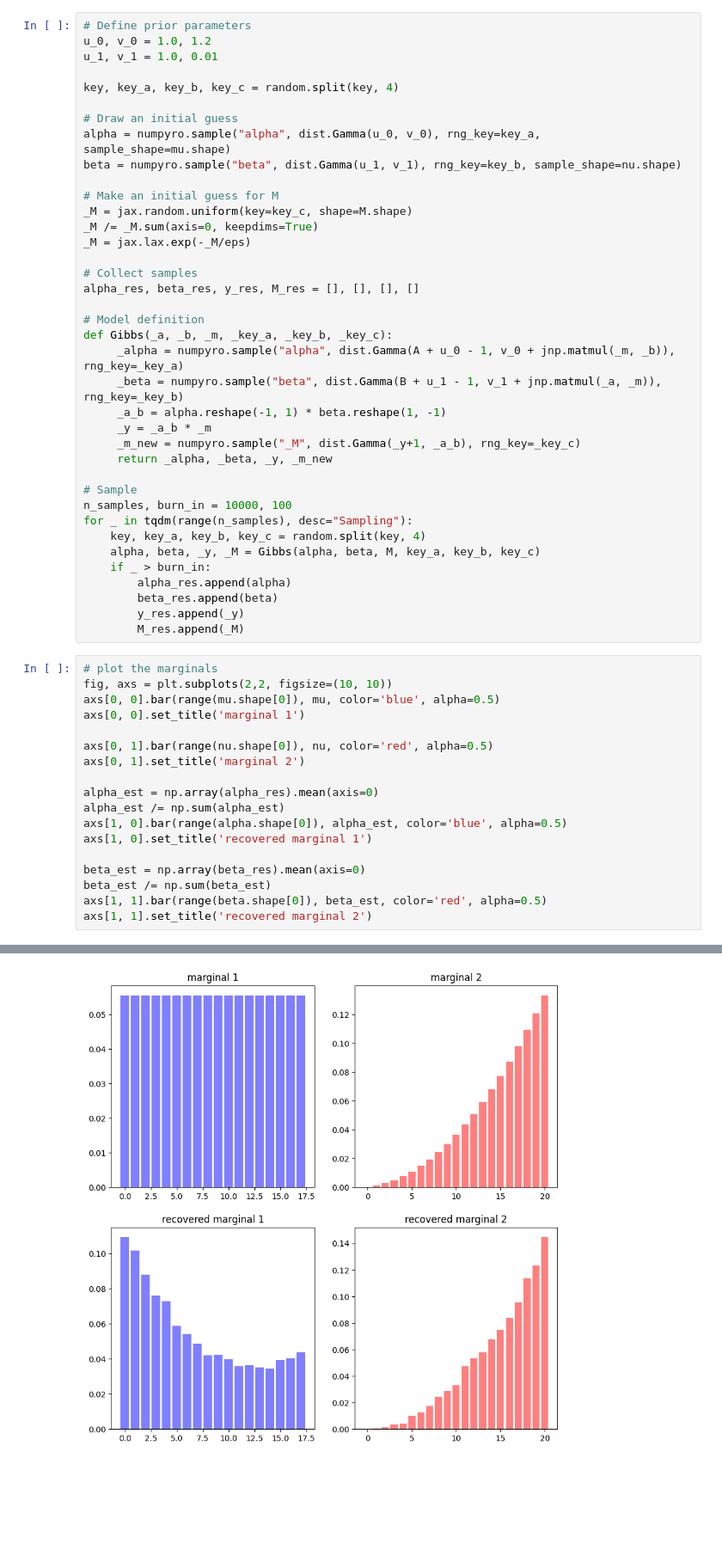
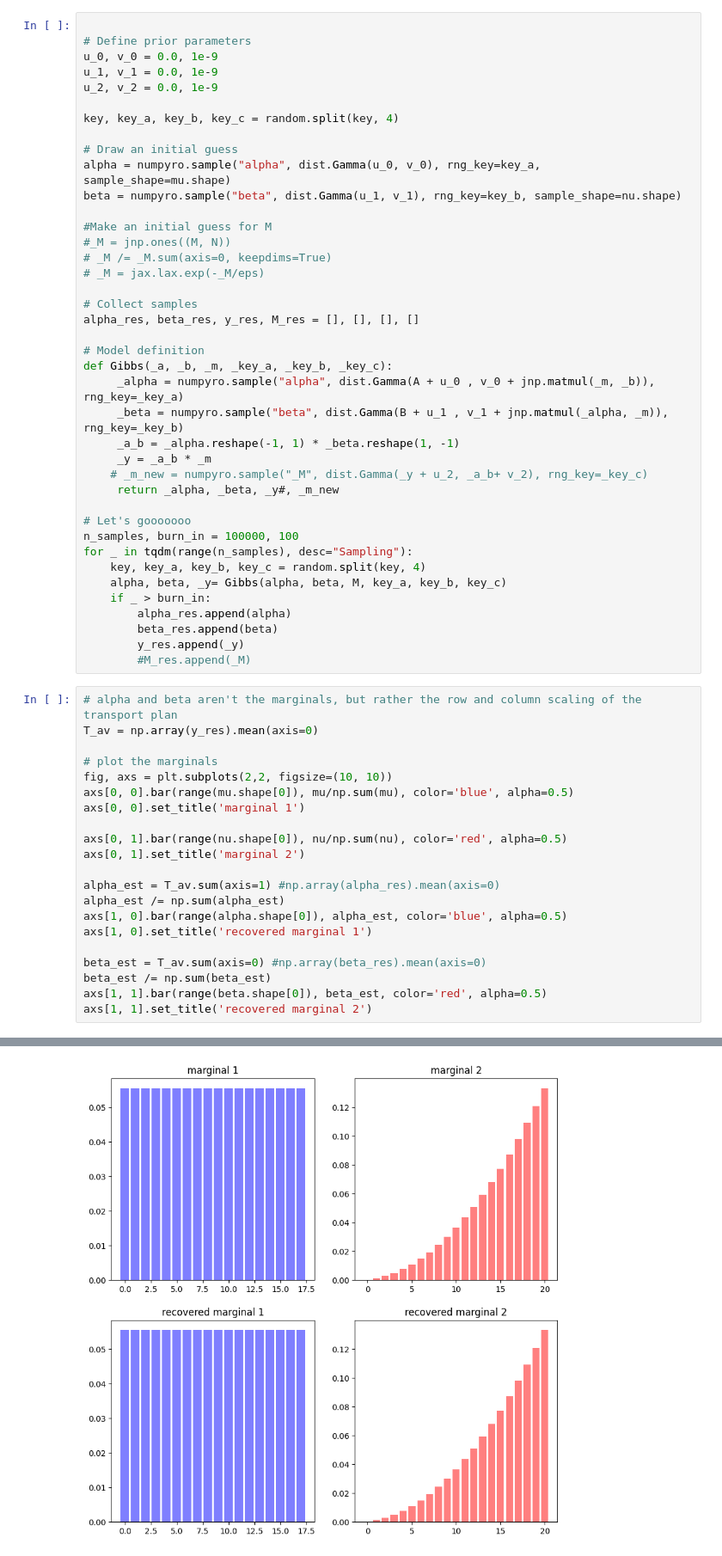
Before and after one commit to ThGaskin/inverse-optimal-transport, a Jupyter notebook: Gibbs.ipynb, the cells around one changed output, grey strips where cells are left out. Shown: that part at 86% size. Drawn from its saved outputs; the diff is of its cells as text; blank space fills up the shorter version.

```diff
--- a/Gibbs.ipynb
+++ b/Gibbs.ipynb
@@ -41,9 +48,11 @@ A, B = T.sum(axis=1), T.sum(axis=0)
 # exp(-C/epsilon)
 M = jax.lax.exp(-C/eps)
 # %%
+
 # Define prior parameters
-u_0, v_0 = 1.0, 1.2
-u_1, v_1 = 1.0, 0.01
+u_0, v_0 = 0.0, 1e-9
+u_1, v_1 = 0.0, 1e-9
+u_2, v_2 = 0.0, 1e-9
 
 key, key_a, key_b, key_c = random.split(key, 4)
 
@@ -51,52 +60,55 @@ key, key_a, key_b, key_c = random.split(key, 4)
 alpha = numpyro.sample("alpha", dist.Gamma(u_0, v_0), rng_key=key_a, sample_shape=mu.shape)
 beta = numpyro.sample("beta", dist.Gamma(u_1, v_1), rng_key=key_b, sample_shape=nu.shape)
 
-# Make an initial guess for M
-_M = jax.random.uniform(key=key_c, shape=M.shape)
-_M /= _M.sum(axis=0, keepdims=True)
-_M = jax.lax.exp(-_M/eps)
+#Make an initial guess for M
+#_M = jnp.ones((M, N))
+# _M /= _M.sum(axis=0, keepdims=True)
+# _M = jax.lax.exp(-_M/eps)
 
 # Collect samples
 alpha_res, beta_res, y_res, M_res = [], [], [], []
 
 # Model definition
 def Gibbs(_a, _b, _m, _key_a, _key_b, _key_c):
-     _alpha = numpyro.sample("alpha", dist.Gamma(A + u_0 - 1, v_0 + jnp.matmul(_m, _b)), rng_key=_key_a)
-     _beta = numpyro.sample("beta", dist.Gamma(B + u_1 - 1, v_1 + jnp.matmul(_a, _m)), rng_key=_key_b)
-     _a_b = alpha.reshape(-1, 1) * beta.reshape(1, -1)
+     _alpha = numpyro.sample("alpha", dist.Gamma(A + u_0 , v_0 + jnp.matmul(_m, _b)), rng_key=_key_a)
+     _beta = numpyro.sample("beta", dist.Gamma(B + u_1 , v_1 + jnp.matmul(_alpha, _m)), rng_key=_key_b)
+     _a_b = _alpha.reshape(-1, 1) * _beta.reshape(1, -1)
      _y = _a_b * _m
-     _m_new = numpyro.sample("_M", dist.Gamma(_y+1, _a_b), rng_key=_key_c)
-     return _alpha, _beta, _y, _m_new
+    # _m_new = numpyro.sample("_M", dist.Gamma(_y + u_2, _a_b+ v_2), rng_key=_key_c)
+     return _alpha, _beta, _y#, _m_new
 
-# Sample
-n_samples, burn_in = 10000, 100
+# Let's gooooooo
+n_samples, burn_in = 100000, 100
 for _ in tqdm(range(n_samples), desc="Sampling"):
     key, key_a, key_b, key_c = random.split(key, 4)
-    alpha, beta, _y, _M = Gibbs(alpha, beta, M, key_a, key_b, key_c)
+    alpha, beta, _y= Gibbs(alpha, beta, M, key_a, key_b, key_c)
     if _ > burn_in:
         alpha_res.append(alpha)
         beta_res.append(beta)
         y_res.append(_y)
-        M_res.append(_M)
+        #M_res.append(_M)
 # %%
+# alpha and beta aren't the marginals, but rather the row and column scaling of the transport plan
+T_av = np.array(y_res).mean(axis=0)
+
 # plot the marginals
 fig, axs = plt.subplots(2,2, figsize=(10, 10))
-axs[0, 0].bar(range(mu.shape[0]), mu, color='blue', alpha=0.5)
+axs[0, 0].bar(range(mu.shape[0]), mu/np.sum(mu), color='blue', alpha=0.5)
 axs[0, 0].set_title('marginal 1')
 
-axs[0, 1].bar(range(nu.shape[0]), nu, color='red', alpha=0.5)
+axs[0, 1].bar(range(nu.shape[0]), nu/np.sum(nu), color='red', alpha=0.5)
 axs[0, 1].set_title('marginal 2')
 
-alpha_est = np.array(alpha_res).mean(axis=0)
+alpha_est = T_av.sum(axis=1) #np.array(alpha_res).mean(axis=0)
 alpha_est /= np.sum(alpha_est)
 axs[1, 0].bar(range(alpha.shape[0]), alpha_est, color='blue', alpha=0.5)
 axs[1, 0].set_title('recovered marginal 1')
 
-beta_est = np.array(beta_res).mean(axis=0)
+beta_est = T_av.sum(axis=0) #np.array(beta_res).mean(axis=0)
 beta_est /= np.sum(beta_est)
 axs[1, 1].bar(range(beta.shape[0]), beta_est, color='red', alpha=0.5)
 axs[1, 1].set_title('recovered marginal 2')
 # %% [output]
 Text(0.5, 1.0, 'recovered marginal 2')
-[figure, old version]
+[figure, new version]
 # %%
```
Also changed, not shown: parts of 5 cells of this notebook.
